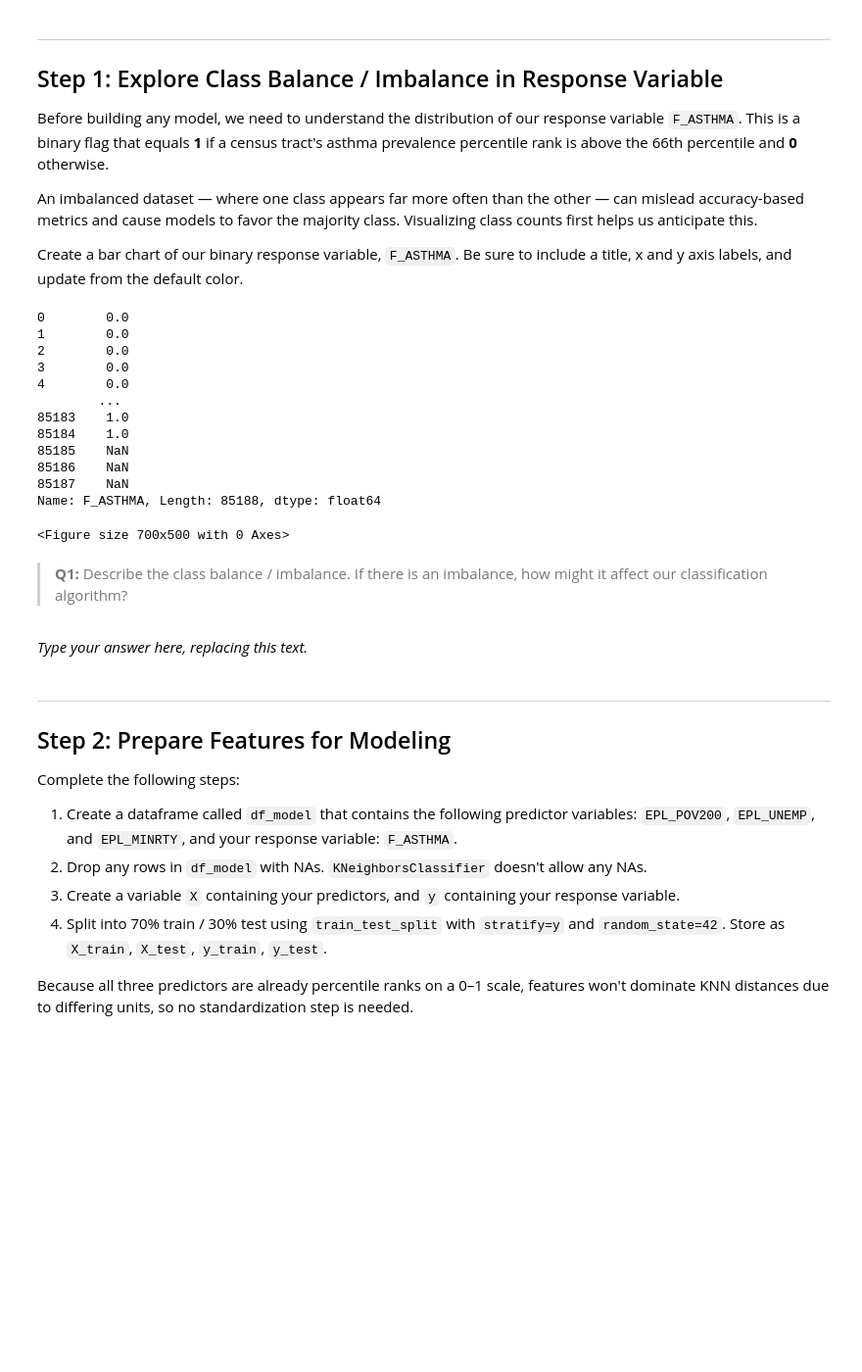
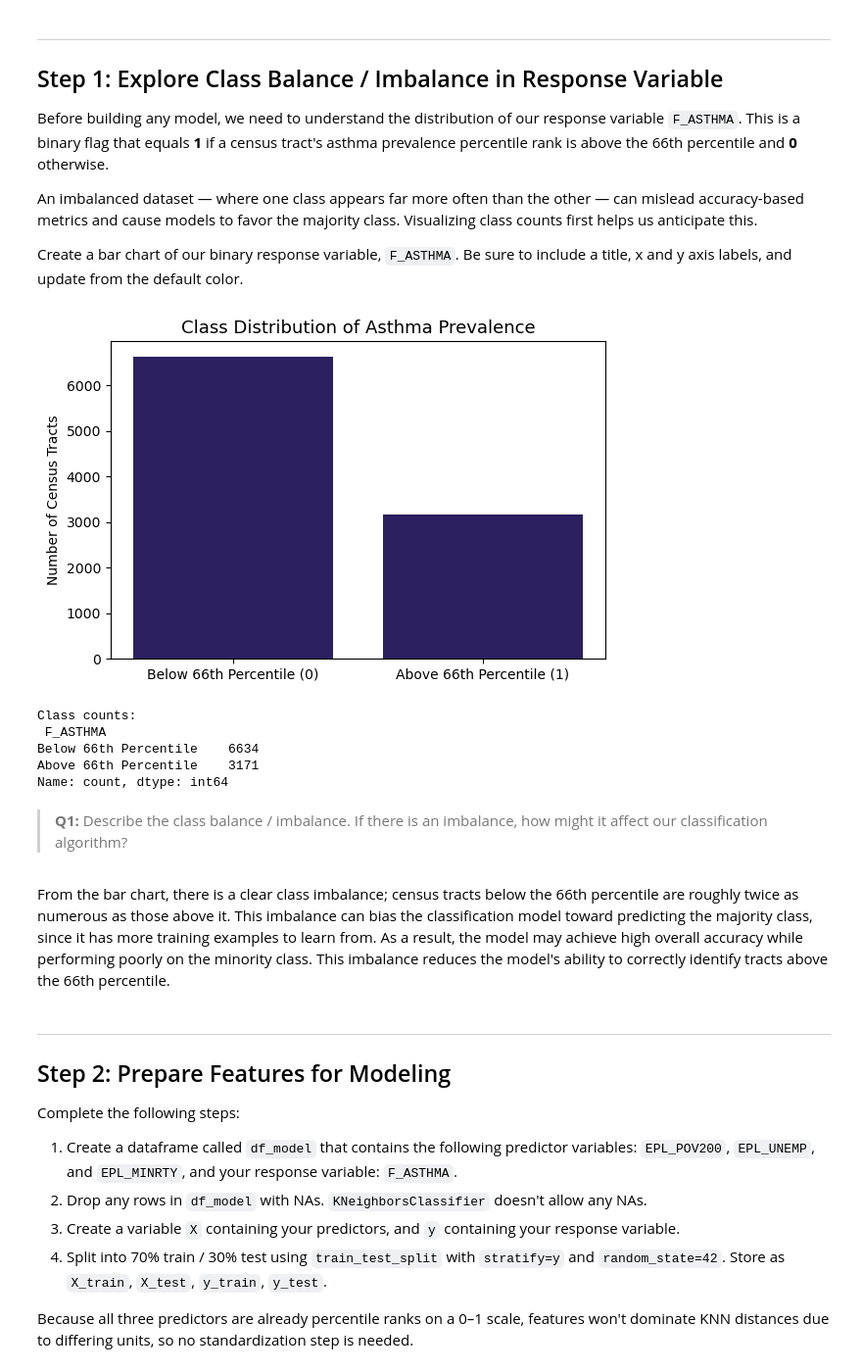
Before and after one commit to mmorenorolon/assignment-2, a Jupyter notebook: hw2-task2.ipynb, the cells around one changed output. Shown at 98% size. Drawn from its saved outputs; the diff is of its cells as text; code cells hidden in the pictures; blank space fills up the shorter version.

Commit message:
Prepare Features for Modeling

```diff
--- a/hw2-task2.ipynb
+++ b/hw2-task2.ipynb
@@ -93,35 +93,31 @@ Before building any model, we need to understand the distribution of our respons
 An imbalanced dataset — where one class appears far more often than the other — can mislead accuracy-based metrics and cause models to favor the majority class. Visualizing class counts first helps us anticipate this.
 
 Create a bar chart of our binary response variable, `F_ASTHMA`. Be sure to include a title, x and y axis labels, and update from the default color.
-# %%
-df['F_ASTHMA'].value_counts().sort_index()
-# %% [output]
-0        0.0
-1        0.0
-2        0.0
-3        0.0
-4        0.0
-        ...
-85183    1.0
-85184    1.0
-85185    NaN
-85186    NaN
-85187    NaN
-Name: F_ASTHMA, Length: 85188, dtype: float64
 # %%
-# Create class column to assign each row the right class label
-#
-#  Create empty plot
-plt.figure(figsize=(7, 5))
+# Response variable: Count tracts per class and sort the classes
+counts = df['F_ASTHMA'].value_counts().sort_index()
 
-plt.bar
-# plt.xlabel('X-axis')
-# plt.ylabel('Y-axis')
-# plt.title('Distribution of Asthma Prevalence Percentile Rank')
-# plt.grid(True)
+# Create plot labels
+labels = ['Below 66th Percentile (0)', 'Above 66th Percentile (1)']
+
+# Create empty figure
+fig, ax = plt.subplots(figsize=(6,4))
+
+# Incorporate axes and axes labels
+ax.bar(labels, counts.values, color = '#2c2060')
+ax.set_ylabel('Number of Census Tracts')
+plt.title('Class Distribution of Asthma Prevalence', fontsize = 13)
+plt.tight_layout()
 plt.show()
+print('\nClass counts:\n', counts.rename({0: 'Below 66th Percentile',
+                                          1: 'Above 66th Percentile'}))
 # %% [output]
+[figure, added]
-<Figure size 700x500 with 0 Axes>
+Class counts:
+ F_ASTHMA
+Below 66th Percentile    6634
+Above 66th Percentile    3171
+Name: count, dtype: int64
 # %% [markdown]
 <!-- END QUESTION -->
 
@@ -129,7 +125,7 @@ plt.show()
 
 > **Q1:** Describe the class balance / imbalance. If there is an imbalance, how might it affect our classification algorithm?
 # %% [markdown]
-_Type your answer here, replacing this text._
+From the bar chart, there is a clear class imbalance; census tracts below the 66th percentile are roughly twice as numerous as those above it. This imbalance can bias the classification model toward predicting the majority class, since it has more training examples to learn from. As a result, the model may achieve high overall accuracy while performing poorly on the minority class. This imbalance reduces the model's ability to correctly identify tracts above the 66th percentile.
 # %% [markdown]
 <!-- END QUESTION -->
 
```
Also changed, not shown: parts of 2 cells of this notebook.
